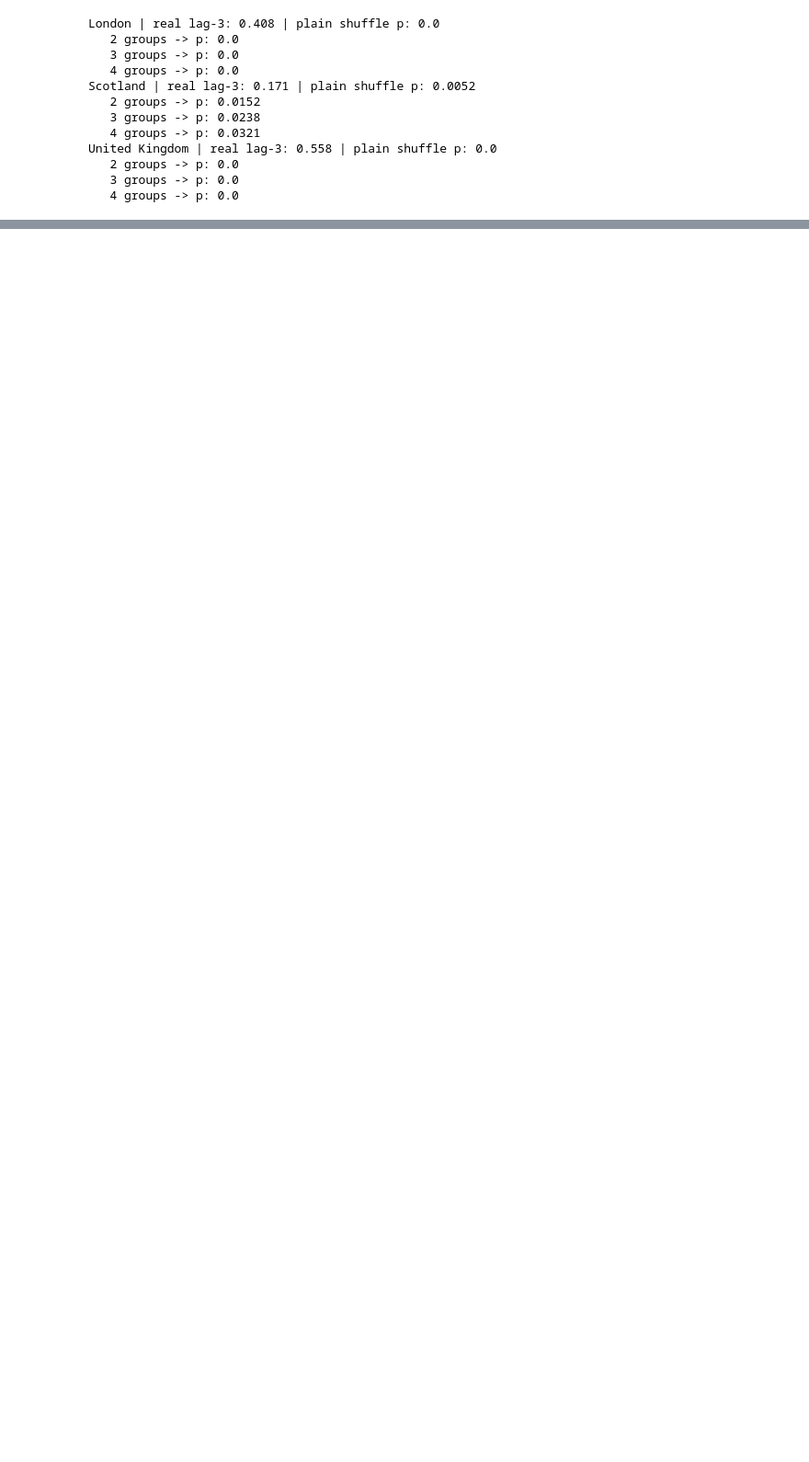
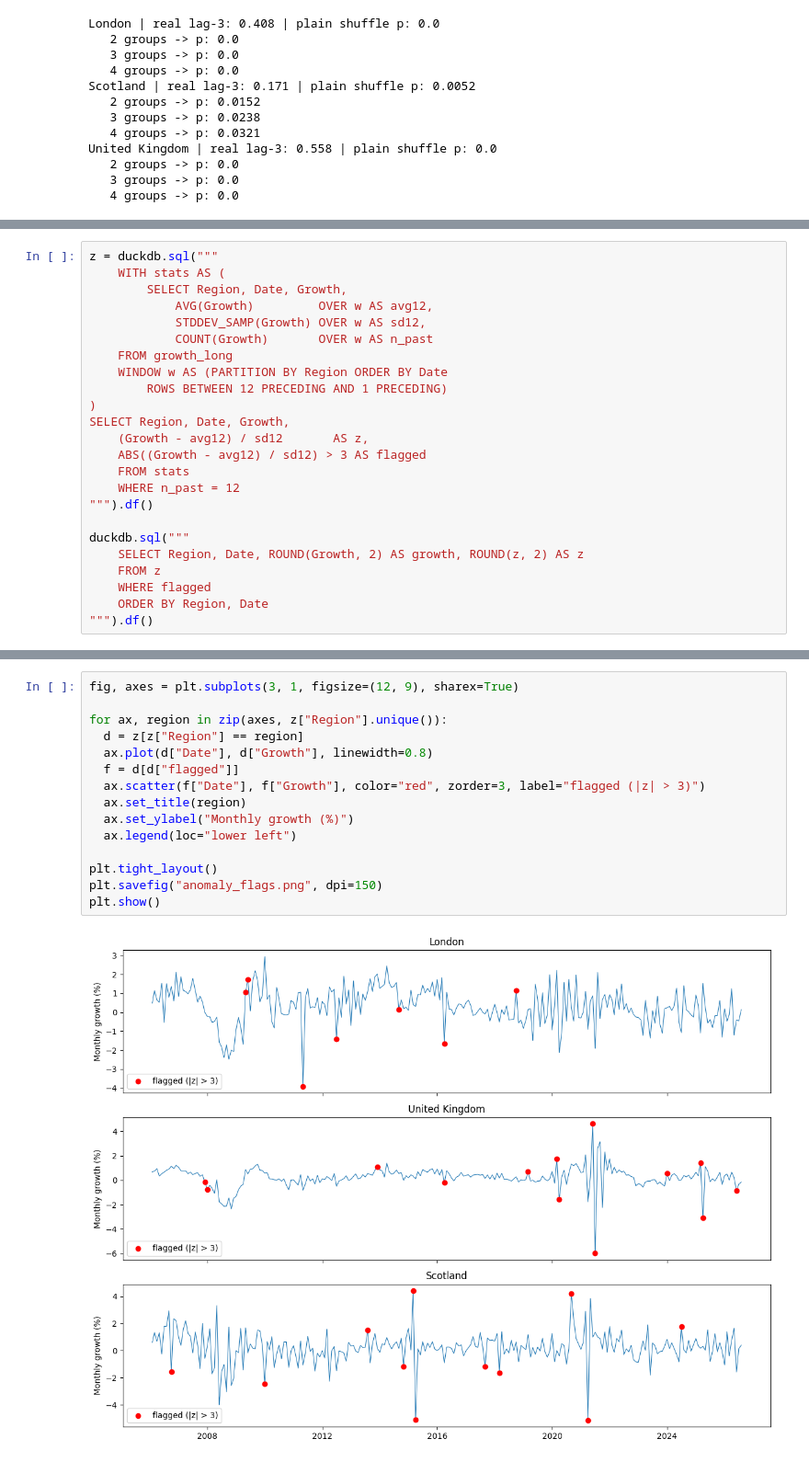
Before and after one commit to alberttrier/uk-house-price-forecasting, a Jupyter notebook: uk_house_prices.ipynb, the cells around one changed output, grey strips where cells are left out. Shown at 92% size. Cells and saved outputs as stored; diff of their text form; blank space fills up the shorter version.

Commit message:
Add SQl anomaly detector

```diff
--- a/uk_house_prices.ipynb
+++ b/uk_house_prices.ipynb
@@ -163,0 +334,24 @@ United Kingdom | real lag-3: 0.558 | plain shuffle p: 0.0
+# %%
+z = duckdb.sql("""
+    WITH stats AS (
+        SELECT Region, Date, Growth,
+            AVG(Growth)         OVER w AS avg12,
+            STDDEV_SAMP(Growth) OVER w AS sd12,
+            COUNT(Growth)       OVER w AS n_past
+    FROM growth_long
+    WINDOW w AS (PARTITION BY Region ORDER BY Date
+        ROWS BETWEEN 12 PRECEDING AND 1 PRECEDING)
+)
+SELECT Region, Date, Growth,
+    (Growth - avg12) / sd12       AS z,
+    ABS((Growth - avg12) / sd12) > 3 AS flagged
+    FROM stats
+    WHERE n_past = 12
+""").df()
+
+duckdb.sql("""
+    SELECT Region, Date, ROUND(Growth, 2) AS growth, ROUND(z, 2) AS z
+    FROM z
+    WHERE flagged
+    ORDER BY Region, Date
+""").df()
@@ -163,0 +392,17 @@ United Kingdom | real lag-3: 0.558 | plain shuffle p: 0.0
+# %%
+fig, axes = plt.subplots(3, 1, figsize=(12, 9), sharex=True)
+
+for ax, region in zip(axes, z["Region"].unique()):
+  d = z[z["Region"] == region]
+  ax.plot(d["Date"], d["Growth"], linewidth=0.8)
+  f = d[d["flagged"]]
+  ax.scatter(f["Date"], f["Growth"], color="red", zorder=3, label="flagged (|z| > 3)")
+  ax.set_title(region)
+  ax.set_ylabel("Monthly growth (%)")
+  ax.legend(loc="lower left")
+
+plt.tight_layout()
+plt.savefig("anomaly_flags.png", dpi=150)
+plt.show()
+# %% [output]
+[figure, added]
```
Also changed, not shown: parts of 9 cells of this notebook.
